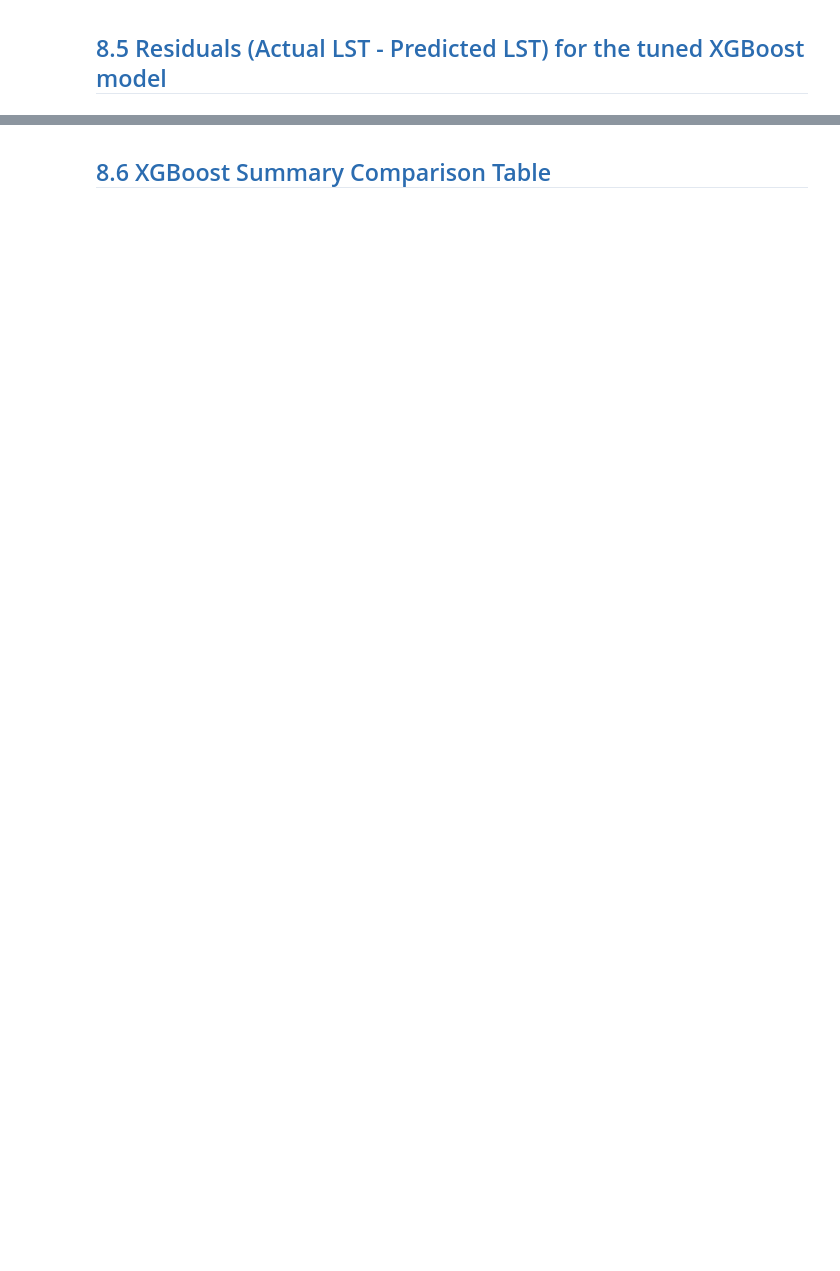
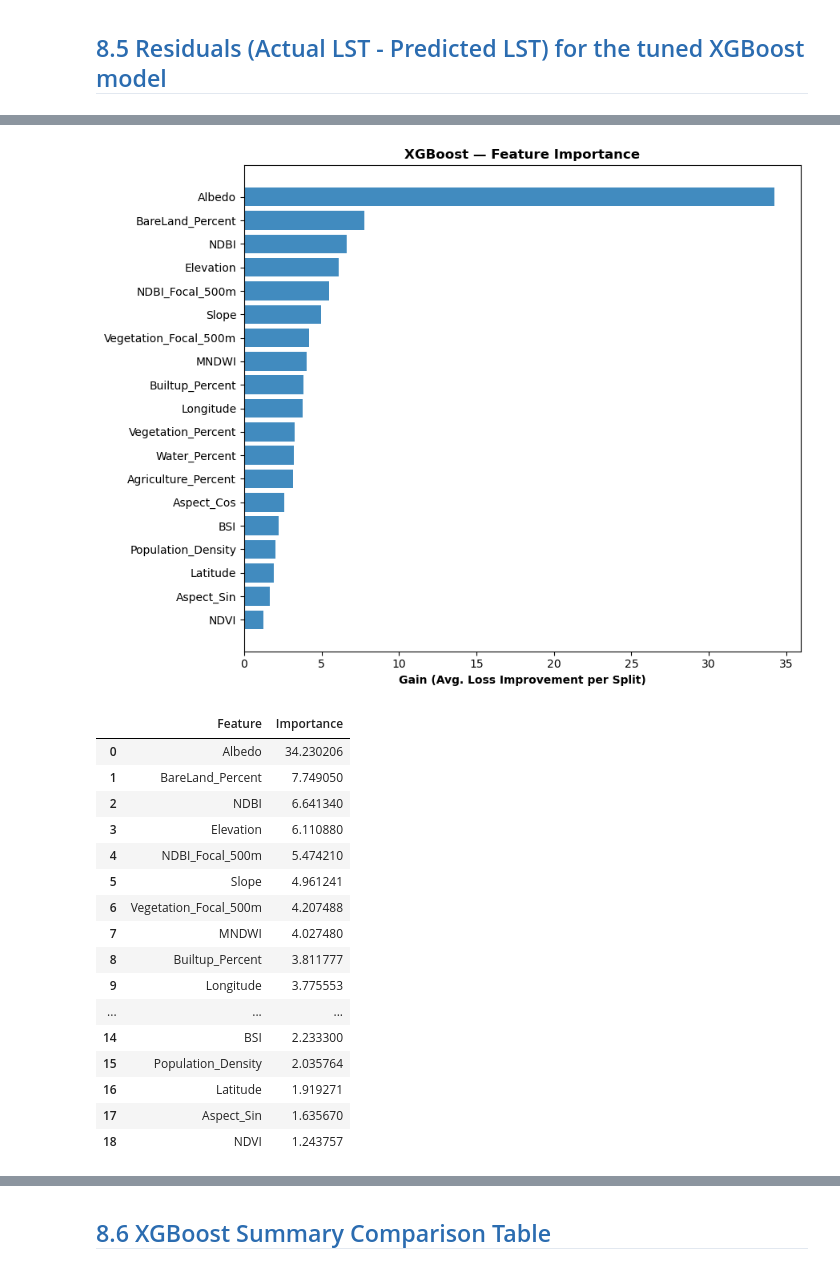
Before and after one commit to rijan-gh/LST-Prediction-Kathmandu-Hetauda, a Jupyter notebook: LST_Hetauda.ipynb, the cells around one changed output, grey strips where cells are left out. Drawn from its saved outputs; the diff is of its cells as text; code cells hidden in the pictures; blank space fills up the shorter version.

```diff
--- a/LST_Hetauda.ipynb
+++ b/LST_Hetauda.ipynb
@@ -856,0 +956,37 @@ plt.show()
+# %%
+# Gain-based importance measures loss reduction per feature split
+gain_scores = final_xgb.get_booster().get_score(importance_type='gain')
+
+xgb_importance_df = pd.DataFrame({
+    'Feature': list(gain_scores.keys()),
+    'Importance': list(gain_scores.values())
+}).sort_values('Importance', ascending=False).reset_index(drop=True)
+
+plt.figure(figsize=(9, 7))
+plt.barh(xgb_importance_df['Feature'][::-1], xgb_importance_df['Importance'][::-1],
+         color='#1f77b4', alpha=0.85)
+plt.xlabel("Gain (Avg. Loss Improvement per Split)", fontweight='bold')
+plt.title("XGBoost — Feature Importance", fontweight='bold')
+plt.tight_layout()
+plt.show()
+
+xgb_importance_df
+# %% [output]
+[figure, added]
+|  | Feature | Importance |
+| 0 | Albedo | 34.230206 |
+| 1 | BareLand_Percent | 7.749050 |
+| 2 | NDBI | 6.641340 |
+| 3 | Elevation | 6.110880 |
+| 4 | NDBI_Focal_500m | 5.474210 |
+| 5 | Slope | 4.961241 |
+| 6 | Vegetation_Focal_500m | 4.207488 |
+| 7 | MNDWI | 4.027480 |
+| 8 | Builtup_Percent | 3.811777 |
+| 9 | Longitude | 3.775553 |
+| ... | ... | ... |
+| 14 | BSI | 2.233300 |
+| 15 | Population_Density | 2.035764 |
+| 16 | Latitude | 1.919271 |
+| 17 | Aspect_Sin | 1.635670 |
+| 18 | NDVI | 1.243757 |
```
Also changed, not shown: parts of 23 cells of this notebook.
